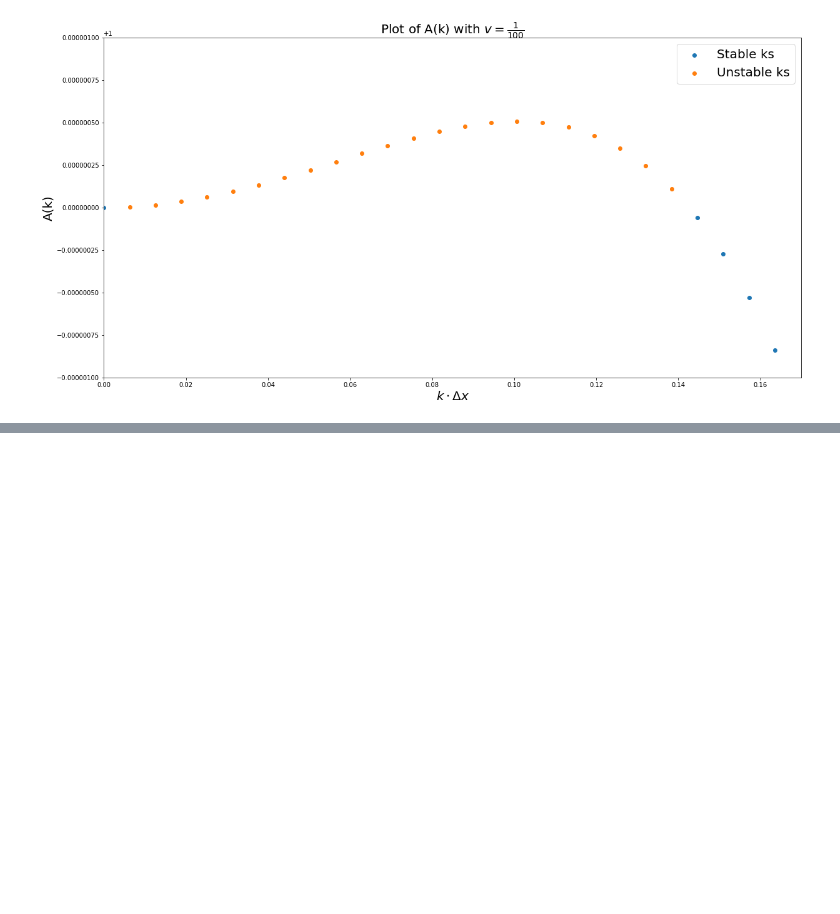
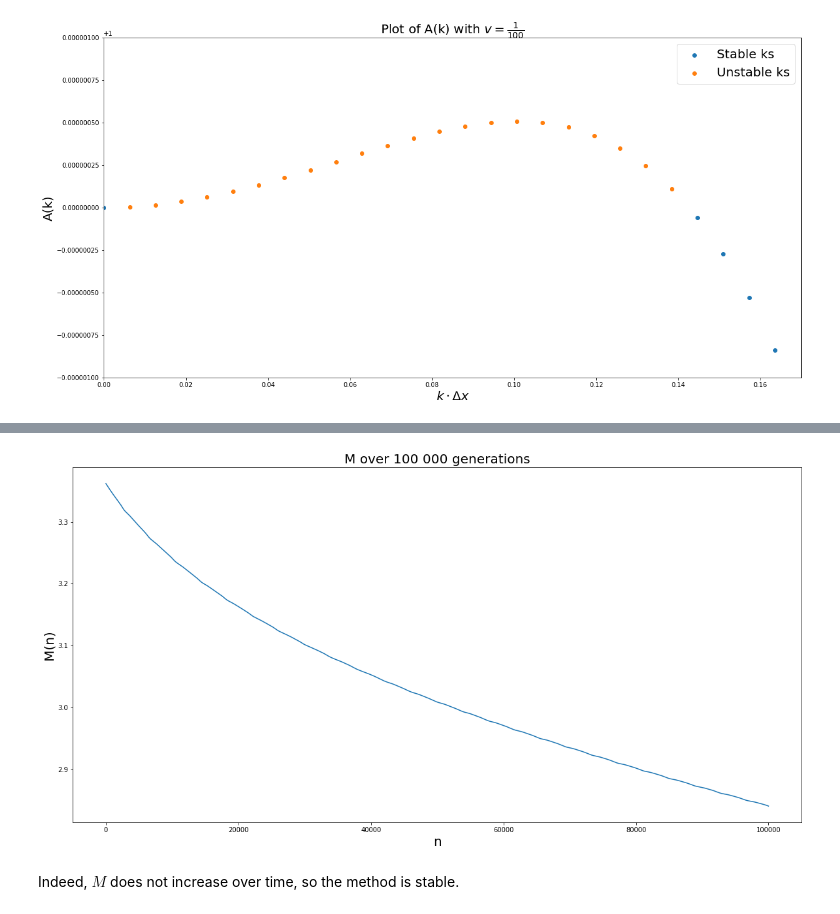
Before and after one commit to jonathanGB/am205, a Jupyter notebook: midterm/AM205_midterm.ipynb, the cells around one changed output, grey strips where cells are left out. Drawn from its saved outputs; the diff is of its cells as text; code cells hidden in the pictures; blank space fills up the shorter version.

```diff
--- a/midterm/AM205_midterm.ipynb
+++ b/midterm/AM205_midterm.ipynb
@@ -320,0 +382,10 @@ _ = plt.legend(fontsize=20)
+# %%
+plt.figure(figsize=(20,10))
+plt.plot(M)
+plt.title("M over 100 000 generations", fontsize=20)
+plt.xlabel("n", fontsize=20)
+_ = plt.ylabel("M(n)", fontsize=20)
+# %% [output]
+[figure, added]
+# %% [markdown]
+Indeed, $M$ does not increase over time, so the method is stable.
```
Also changed, not shown: parts of 4 cells of this notebook.
